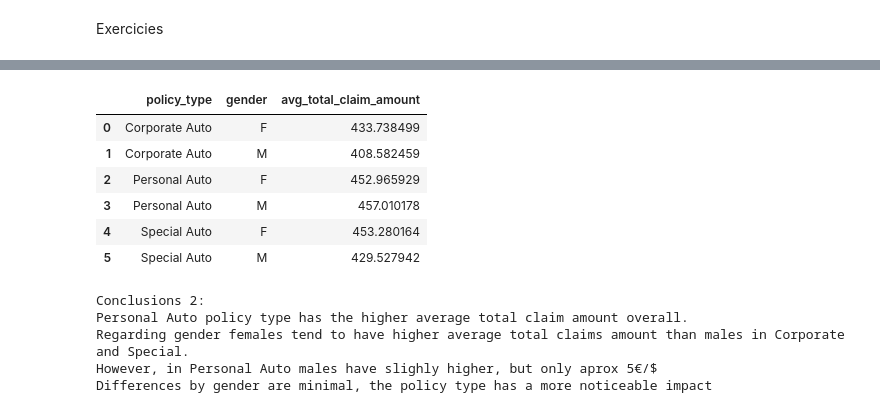
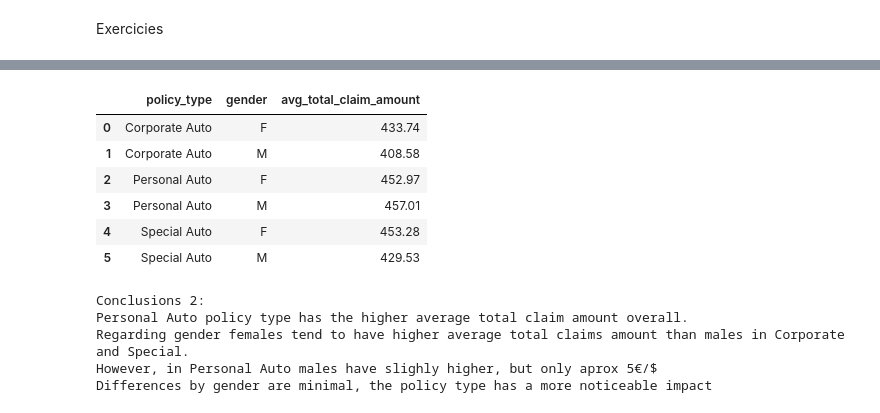
Before and after one commit to data-bootcamp-v4/lab-dw-data-aggregation-and-filtering, a Jupyter notebook: lab-dw-aggregating.ipynb, the cells around one changed output, grey strips where cells are left out. Drawn from its saved outputs; the diff is of its cells as text; code cells hidden in the pictures.

```diff
--- a/lab-dw-aggregating.ipynb
+++ b/lab-dw-aggregating.ipynb
@@ -234,28 +236,28 @@ freq          1      24       60        18     36             48            36
 # %%
 #2. Using the original Df, analyze average total_claim_amount by each policy type and gender for customers who have responded "Yes" to the last marketing campaign. Write your conclusions.
 
 #2.1 Filtred original Df to a Df with the data of only the people who respond Yes to latest Marketing campaing
 filtered_by_response_df=df_insurance_marketing_customer[(df_insurance_marketing_customer["response"] == "Yes")]
 
 #2.2 Group by Policy Type and Gender
 grouped_df=filtered_by_response_df.groupby(["policy_type", "gender"])
 
 #2.3 Calculate average for "Total Claim Amount"
 average_total_claims_grouped_df=grouped_df["total_claim_amount"].mean().reset_index()
 
 #Rename with Mean calculation over Total Claim Amount
 average_total_claims_grouped_df.rename(columns={"total_claim_amount": "avg_total_claim_amount"}, inplace=True)
 
 #Visualize
-average_total_claims_grouped_df
+average_total_claims_grouped_df.round(2)
 # %% [output]
 |  | policy_type | gender | avg_total_claim_amount |
-| 0 | Corporate Auto | F | 433.738499 |
-| 1 | Corporate Auto | M | 408.582459 |
-| 2 | Personal Auto | F | 452.965929 |
-| 3 | Personal Auto | M | 457.010178 |
-| 4 | Special Auto | F | 453.280164 |
-| 5 | Special Auto | M | 429.527942 |
+| 0 | Corporate Auto | F | 433.74 |
+| 1 | Corporate Auto | M | 408.58 |
+| 2 | Personal Auto | F | 452.97 |
+| 3 | Personal Auto | M | 457.01 |
+| 4 | Special Auto | F | 453.28 |
+| 5 | Special Auto | M | 429.53 |
 # %%
 #Conclusions
 print("Conclusions 2:\nPersonal Auto policy type has the higher average total claim amount overall.\nRegarding gender females tend to have higher average total claims amount than males in Corporate and Special.\nHowever, in Personal Auto males have slighly higher, but only aprox 5€/$\nDifferences by gender are minimal, the policy type has a more noticeable impact")
```
Also changed, not shown: parts of 12 cells of this notebook.
